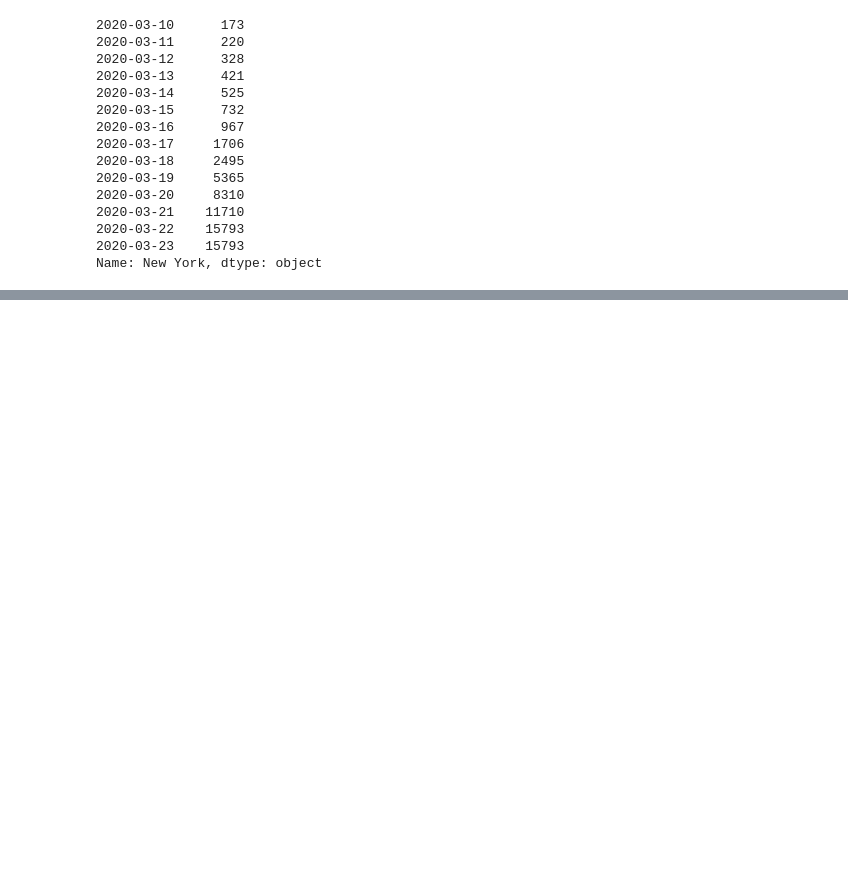
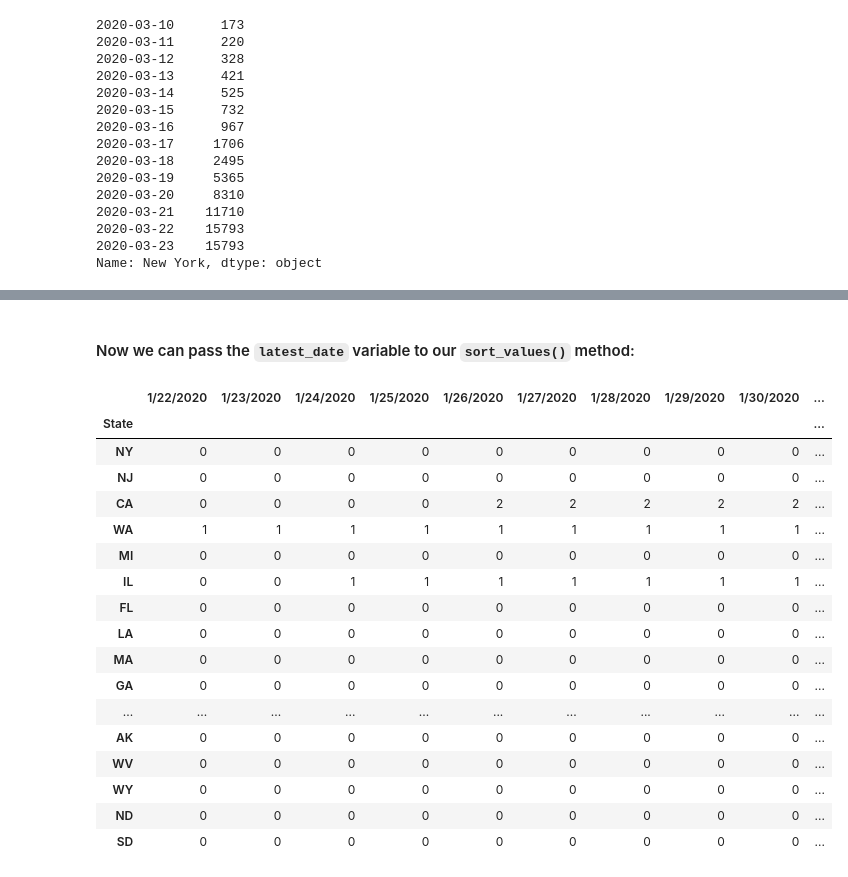
Before and after one commit to pybokeh/jupyter_notebooks, a Jupyter notebook: pandas/misc/covid-19/covid19_time_series.ipynb, the cells around one changed output, grey strips where cells are left out. Saved outputs shown, nothing was run; the diff lists cells and outputs as text; code cells hidden in the pictures; blank space fills up the shorter version.

````diff
--- a/pandas/misc/covid-19/covid19_time_series.ipynb
+++ b/pandas/misc/covid-19/covid19_time_series.ipynb
@@ -136,0 +217,23 @@ df_final['2020-03-10':].loc[:, 'New York'].hvplot()
+# %% [markdown]
+#### Now we can pass the ```latest_date``` variable to our ```sort_values()``` method:
+# %%
+df.groupby('State').agg('sum').sort_values(by=latest_date, ascending=False)
+# %% [output]
+|  | 1/22/2020 | 1/23/2020 | 1/24/2020 | 1/25/2020 | 1/26/2020 | 1/27/2020 | 1/28/2020 | 1/29/2020 | 1/30/2020 | ... |
+| State |  |  |  |  |  |  |  |  |  | ... |
+| NY | 0 | 0 | 0 | 0 | 0 | 0 | 0 | 0 | 0 | ... |
+| NJ | 0 | 0 | 0 | 0 | 0 | 0 | 0 | 0 | 0 | ... |
+| CA | 0 | 0 | 0 | 0 | 2 | 2 | 2 | 2 | 2 | ... |
+| WA | 1 | 1 | 1 | 1 | 1 | 1 | 1 | 1 | 1 | ... |
+| MI | 0 | 0 | 0 | 0 | 0 | 0 | 0 | 0 | 0 | ... |
+| IL | 0 | 0 | 1 | 1 | 1 | 1 | 1 | 1 | 1 | ... |
+| FL | 0 | 0 | 0 | 0 | 0 | 0 | 0 | 0 | 0 | ... |
+| LA | 0 | 0 | 0 | 0 | 0 | 0 | 0 | 0 | 0 | ... |
+| MA | 0 | 0 | 0 | 0 | 0 | 0 | 0 | 0 | 0 | ... |
+| GA | 0 | 0 | 0 | 0 | 0 | 0 | 0 | 0 | 0 | ... |
+| ... | ... | ... | ... | ... | ... | ... | ... | ... | ... | ... |
+| AK | 0 | 0 | 0 | 0 | 0 | 0 | 0 | 0 | 0 | ... |
+| WV | 0 | 0 | 0 | 0 | 0 | 0 | 0 | 0 | 0 | ... |
+| WY | 0 | 0 | 0 | 0 | 0 | 0 | 0 | 0 | 0 | ... |
+| ND | 0 | 0 | 0 | 0 | 0 | 0 | 0 | 0 | 0 | ... |
+| SD | 0 | 0 | 0 | 0 | 0 | 0 | 0 | 0 | 0 | ... |
````
Also changed, not shown: parts of 31 cells of this notebook, 2 other files.
